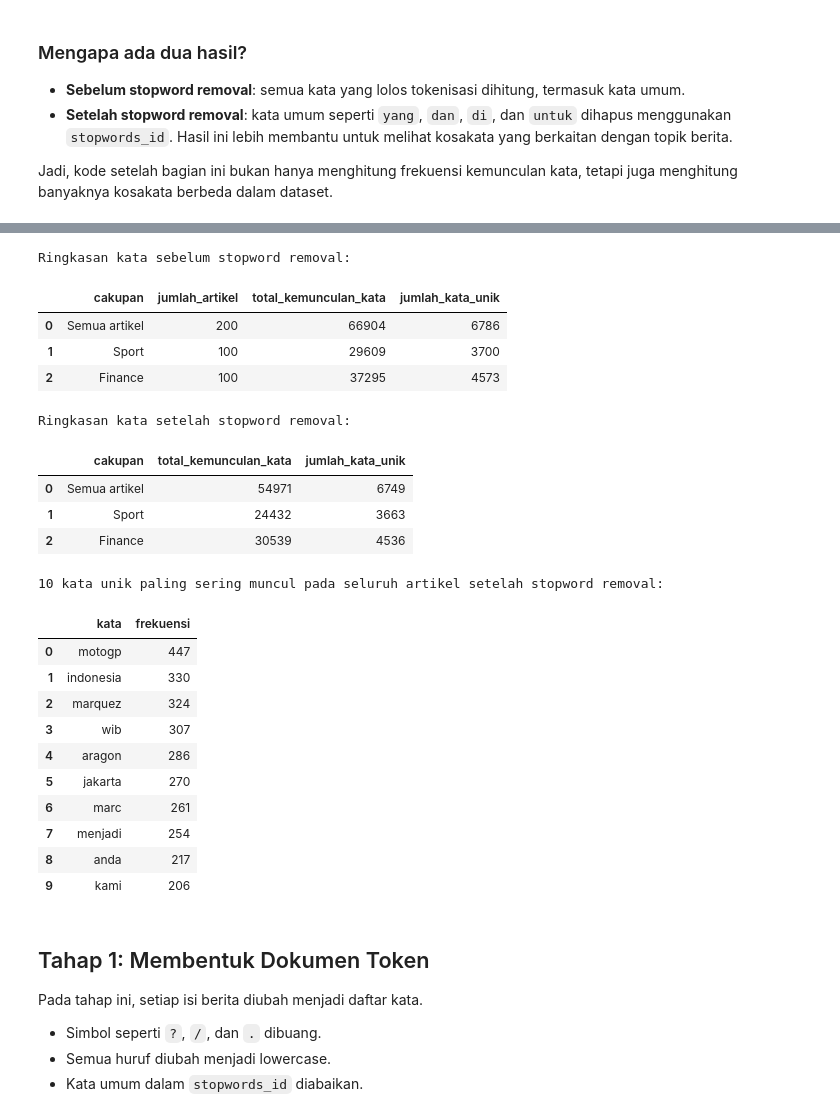
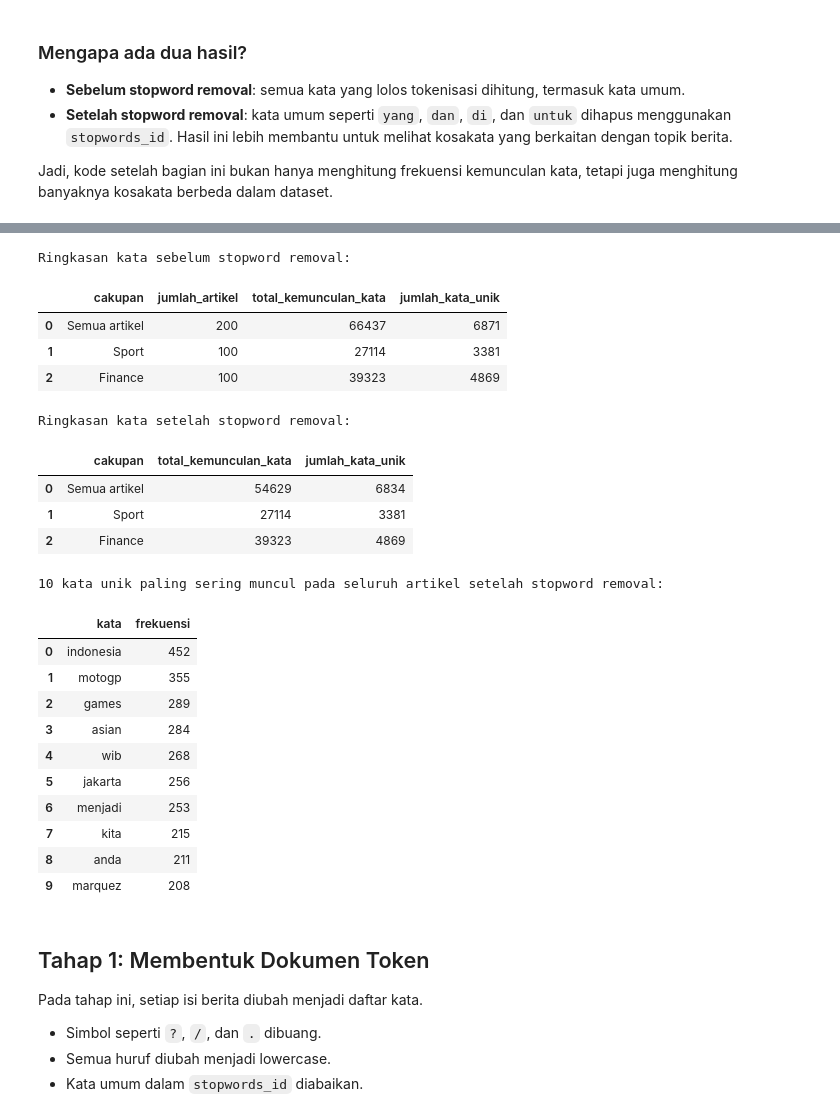
Before and after one commit to elpitaa/PPW, a Jupyter notebook: detik.ipynb, the cells around one changed output, grey strips where cells are left out. Saved outputs shown, nothing was run; the diff lists cells and outputs as text; code cells hidden in the pictures.

```diff
--- a/detik.ipynb
+++ b/detik.ipynb
@@ -399,6 +250,12 @@ from collections import Counter
 import matplotlib.pyplot as plt
 import pandas as pd
 from IPython.display import display
+from Sastrawi.Stemmer.StemmerFactory import StemmerFactory
+
+# Setup Sastrawi Stemmer (opsional: ubah USE_STEMMING = True jika ingin mengaktifkan stemming)
+USE_STEMMING = False
+factory = StemmerFactory()
+stemmer = factory.create_stemmer()
 
 stopwords_id = {
     "yang", "dan", "di", "ke", "dari", "ini", "itu", "untuk", "dengan",
@@ -408,15 +265,16 @@ stopwords_id = {
     "tautan", "disalin", "artikel", "baca", "saya", "selengkapnya", "detik",
 }
 
-# Analisis jumlah kata unik pada 200 artikel.
-# Simbol dibuang sebelum tokenisasi agar kata dihitung secara konsisten.
+# Preprocessing: Menghilangkan angka dan tanda baca (hanya menyisakan huruf alfabet dan spasi)
 def bersihkan_simbol(teks):
-    return re.sub(r"[^a-zA-ZÀ-ÿ\s]", " ", str(teks))
+    return re.sub(r"[^a-zA-Z\s]", " ", str(teks))
 
-
-def tokenisasi(teks):
+def tokenisasi(teks, use_stemming=USE_STEMMING):
     teks_bersih = bersihkan_simbol(teks)
-    return re.findall(r"[a-zA-ZÀ-ÿ]{3,}", teks_bersih.lower())
+    tokens = re.findall(r"[a-zA-Z]{3,}", teks_bersih.lower())
+    if use_stemming:
+        return [stemmer.stem(kata) for kata in tokens]
+    return tokens
 
 semua_token = tokenisasi(" ".join(dataset["isi_berita"].fillna("")))
 token_per_label = {
@@ -452,50 +310,50 @@ token_tanpa_stopword_per_label = {
     for label, tokens in token_per_label.items()
 }
 
 ringkasan_setelah_stopword = pd.DataFrame([
     {
         "cakupan": "Semua artikel",
         "total_kemunculan_kata": len(token_tanpa_stopword),
         "jumlah_kata_unik": len(set(token_tanpa_stopword)),
     },
     *[
         {
             "cakupan": label.title(),
             "total_kemunculan_kata": len(tokens),
             "jumlah_kata_unik": len(set(tokens)),
         }
-        for label, tokens in token_tanpa_stopword_per_label.items()
+        for label, tokens in token_per_label.items()
     ],
 ])
 
 print("Ringkasan kata setelah stopword removal:")
 display(ringkasan_setelah_stopword)
 
 print("10 kata unik paling sering muncul pada seluruh artikel setelah stopword removal:")
 display(pd.DataFrame(Counter(token_tanpa_stopword).most_common(10), columns=["kata", "frekuensi"]))
 # %% [output]
 Ringkasan kata sebelum stopword removal:
 |  | cakupan | jumlah_artikel | total_kemunculan_kata | jumlah_kata_unik |
-| 0 | Semua artikel | 200 | 66904 | 6786 |
-| 1 | Sport | 100 | 29609 | 3700 |
-| 2 | Finance | 100 | 37295 | 4573 |
+| 0 | Semua artikel | 200 | 66437 | 6871 |
+| 1 | Sport | 100 | 27114 | 3381 |
+| 2 | Finance | 100 | 39323 | 4869 |
 Ringkasan kata setelah stopword removal:
 |  | cakupan | total_kemunculan_kata | jumlah_kata_unik |
-| 0 | Semua artikel | 54971 | 6749 |
-| 1 | Sport | 24432 | 3663 |
-| 2 | Finance | 30539 | 4536 |
+| 0 | Semua artikel | 54629 | 6834 |
+| 1 | Sport | 27114 | 3381 |
+| 2 | Finance | 39323 | 4869 |
 10 kata unik paling sering muncul pada seluruh artikel setelah stopword removal:
 |  | kata | frekuensi |
-| 0 | motogp | 447 |
-| 1 | indonesia | 330 |
-| 2 | marquez | 324 |
-| 3 | wib | 307 |
-| 4 | aragon | 286 |
-| 5 | jakarta | 270 |
-| 6 | marc | 261 |
-| 7 | menjadi | 254 |
-| 8 | anda | 217 |
-| 9 | kami | 206 |
+| 0 | indonesia | 452 |
+| 1 | motogp | 355 |
+| 2 | games | 289 |
+| 3 | asian | 284 |
+| 4 | wib | 268 |
+| 5 | jakarta | 256 |
+| 6 | menjadi | 253 |
+| 7 | kita | 215 |
+| 8 | anda | 211 |
+| 9 | marquez | 208 |
 # %% [markdown]
 ## Tahap 1: Membentuk Dokumen Token
 
```
Also changed, not shown: parts of 15 cells of this notebook, 7 other files.
